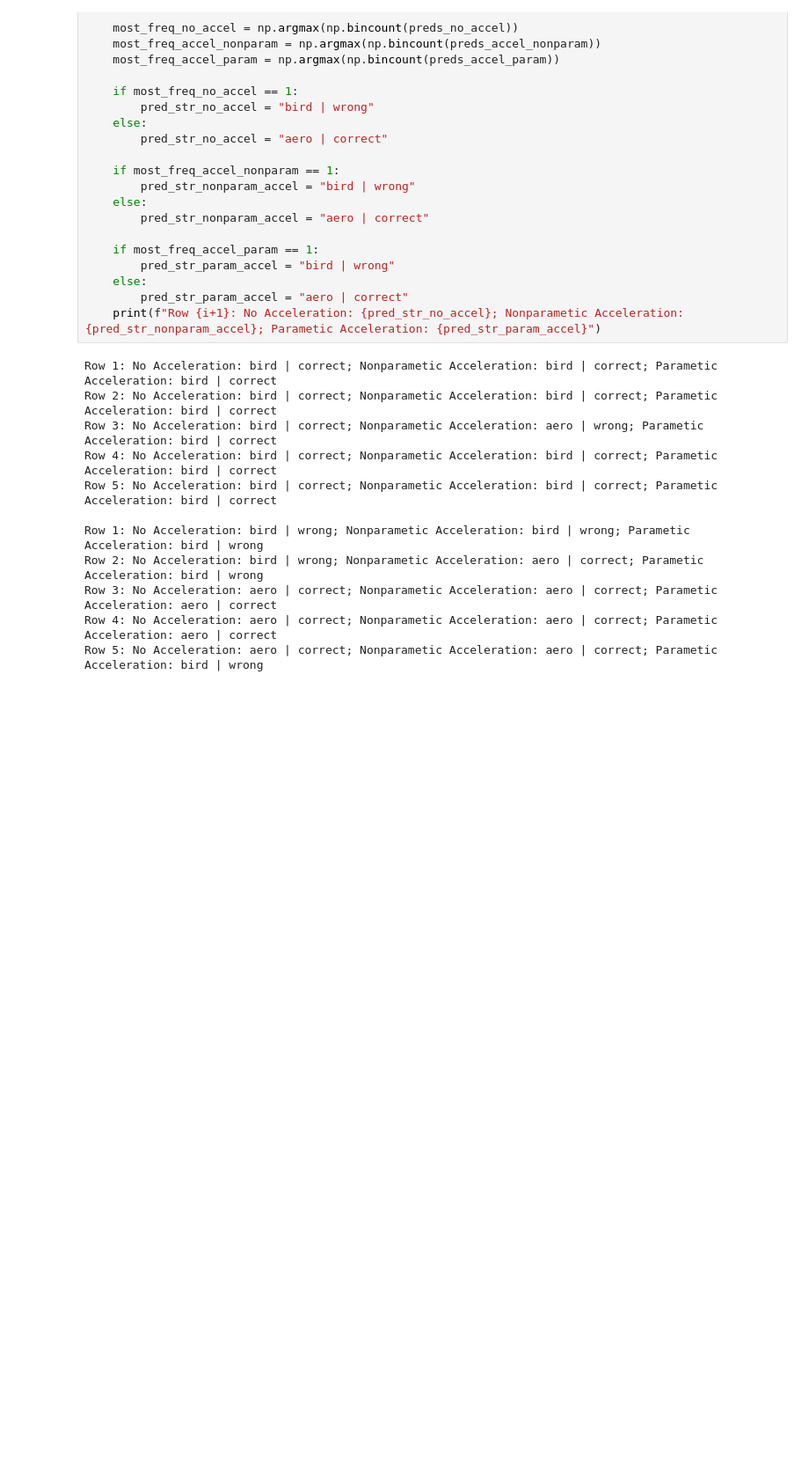
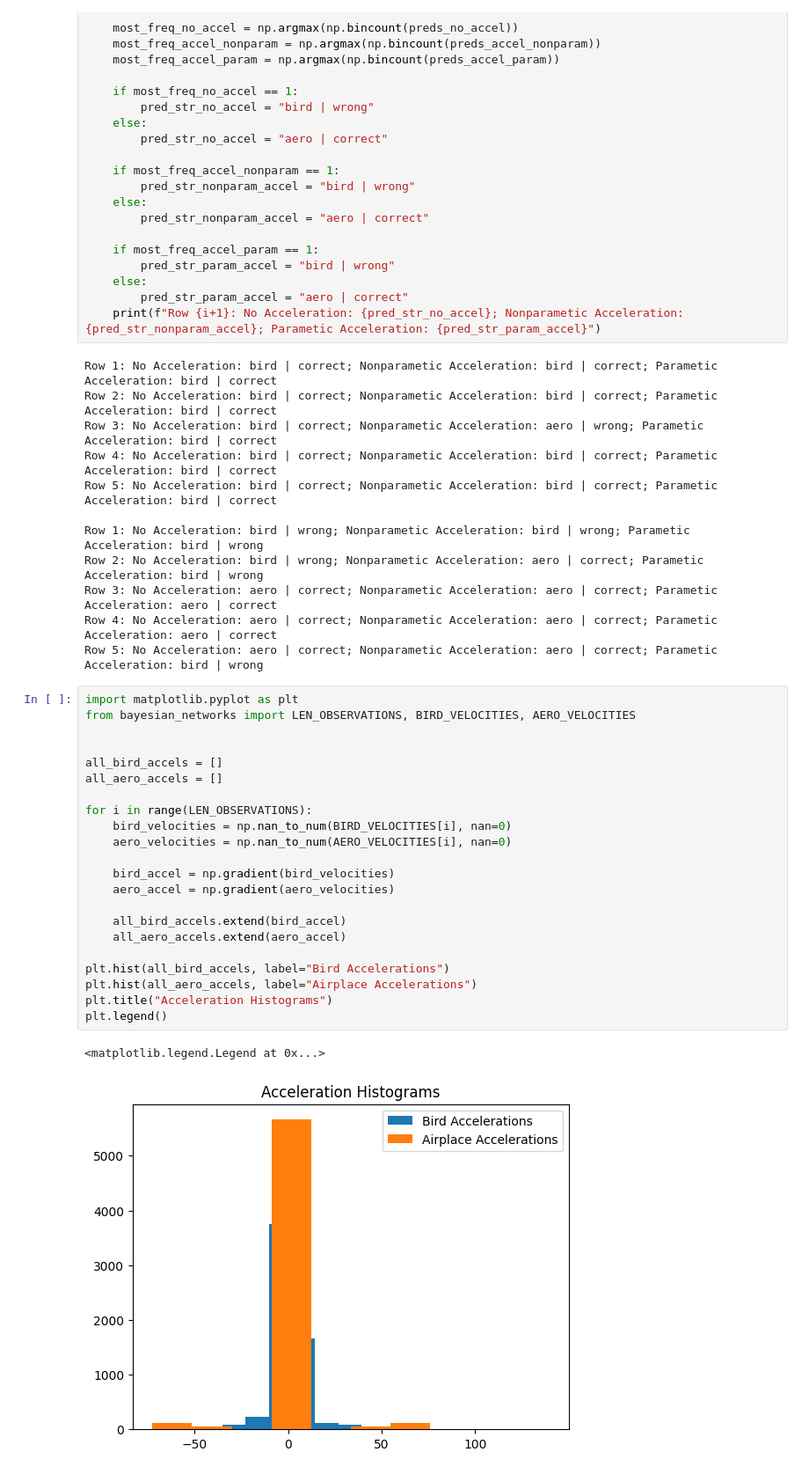
Before and after one commit to pnadelofficial/cs-0131-ai, a Jupyter notebook: bayesian-networks/testing.ipynb, the cells around one changed output. Shown: that part at 88% size. Cells and saved outputs as stored; diff of their text form; blank space fills up the shorter version.

Commit message:
images and report

```diff
--- a/bayesian-networks/testing.ipynb
+++ b/bayesian-networks/testing.ipynb
@@ -480,3 +480,28 @@ Row 2: No Acceleration: bird | wrong; Nonparametic Acceleration: aero | correct;
 Row 3: No Acceleration: aero | correct; Nonparametic Acceleration: aero | correct; Parametic Acceleration: aero | correct
 Row 4: No Acceleration: aero | correct; Nonparametic Acceleration: aero | correct; Parametic Acceleration: aero | correct
 Row 5: No Acceleration: aero | correct; Nonparametic Acceleration: aero | correct; Parametic Acceleration: bird | wrong
+# %%
+import matplotlib.pyplot as plt
+from bayesian_networks import LEN_OBSERVATIONS, BIRD_VELOCITIES, AERO_VELOCITIES
+
+
+all_bird_accels = []
+all_aero_accels = []
+
+for i in range(LEN_OBSERVATIONS):
+    bird_velocities = np.nan_to_num(BIRD_VELOCITIES[i], nan=0)
+    aero_velocities = np.nan_to_num(AERO_VELOCITIES[i], nan=0)
+
+    bird_accel = np.gradient(bird_velocities)
+    aero_accel = np.gradient(aero_velocities)
+
+    all_bird_accels.extend(bird_accel)
+    all_aero_accels.extend(aero_accel)
+
+plt.hist(all_bird_accels, label="Bird Accelerations")
+plt.hist(all_aero_accels, label="Airplace Accelerations")
+plt.title("Acceleration Histograms")
+plt.legend()
+# %% [output]
+<matplotlib.legend.Legend at 0x...>
+[figure, added]
```
Also changed, not shown: parts of 4 cells of this notebook, 5 other files.
